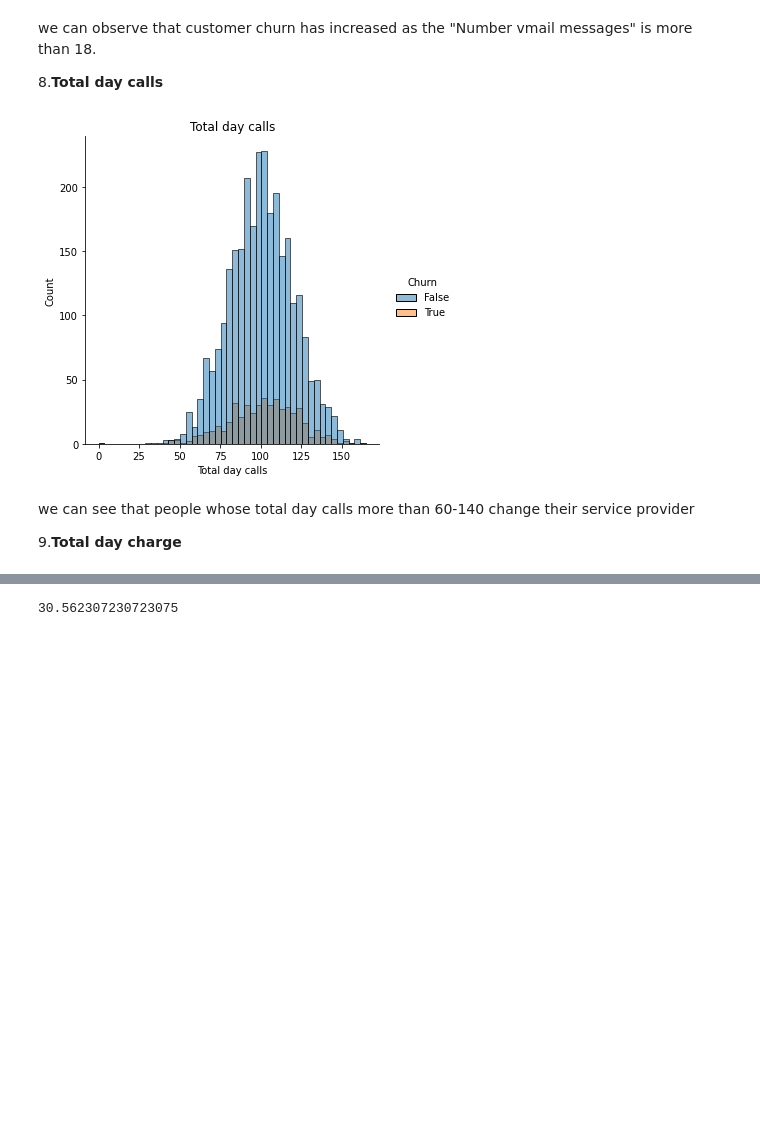
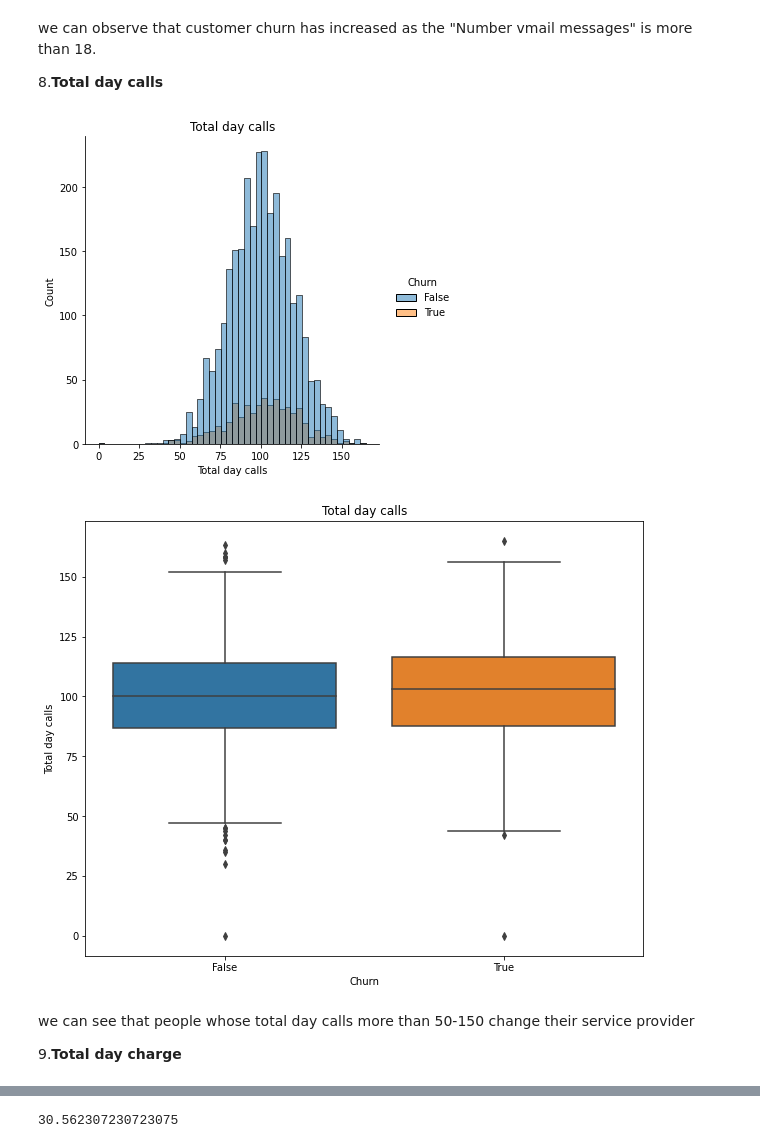
Before and after one commit to pavi-1994/telecom_churn_analysis, a Jupyter notebook: Telecom_Churn_Analysis_Capstone_Project.ipynb, the cells around one changed output, grey strips where cells are left out. Cells and saved outputs as stored; diff of their text form; code cells hidden in the pictures; blank space fills up the shorter version.

```diff
--- a/Telecom_Churn_Analysis_Capstone_Project.ipynb
+++ b/Telecom_Churn_Analysis_Capstone_Project.ipynb
@@ -500,13 +550,20 @@ we can observe that customer churn has increased as the "Number vmail messages"
 
 8.**Total day calls**
 # %%
+#visualizing Total day calls using histogram
 sns.displot(data=telecom_df, x="Total day calls", hue="Churn")
 plt.title('Total day calls')
 plt.show()
+
+#visualizing Total day calls using boxplot
+sns.boxplot(x='Churn', y='Total day calls', data=telecom_df)
+plt.title('Total day calls')
+plt.show()
 # %% [output]
 [figure]
+[figure, added]
 # %% [markdown]
-we can see that people whose total day calls more than 60-140  change their service provider
+we can see that people whose total day calls more than 50-150  change their service provider
 
 9.**Total day charge**
 # %%
```
Also changed, not shown: parts of 104 cells of this notebook.
